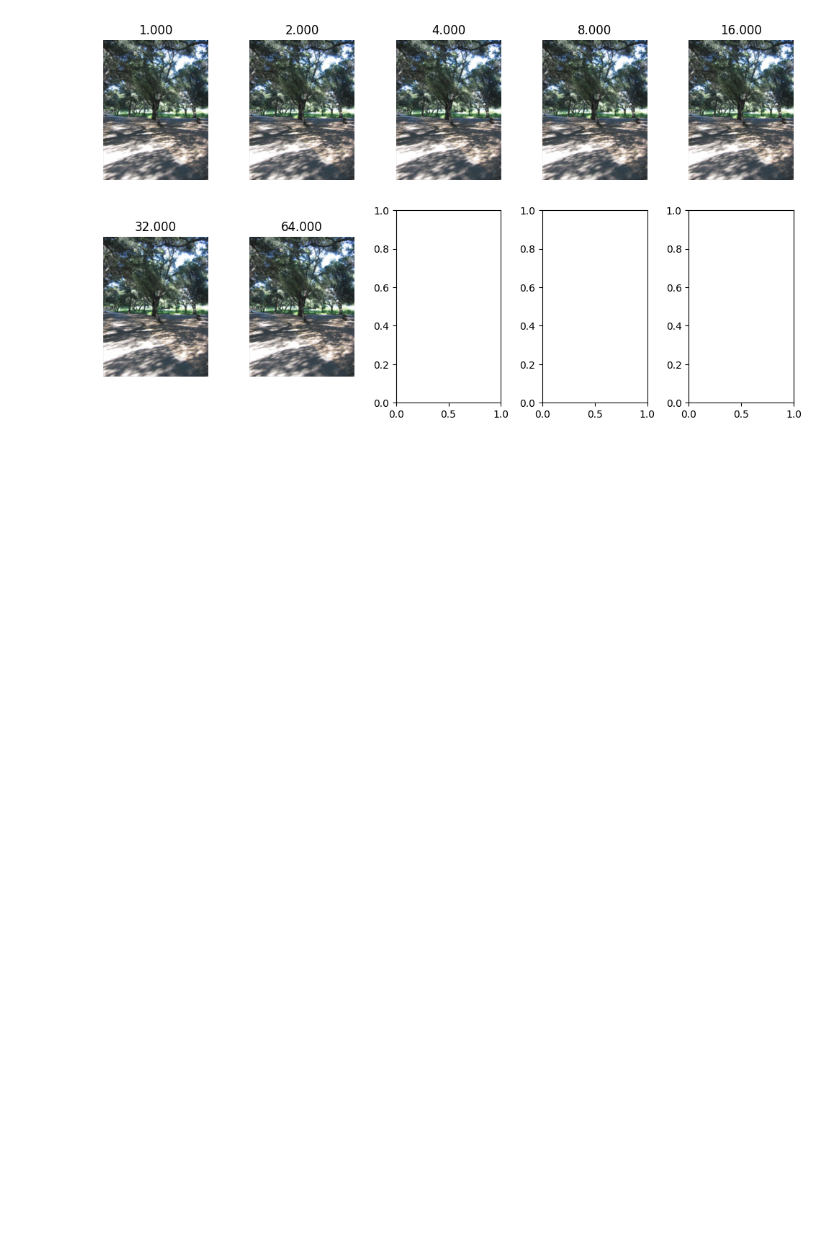
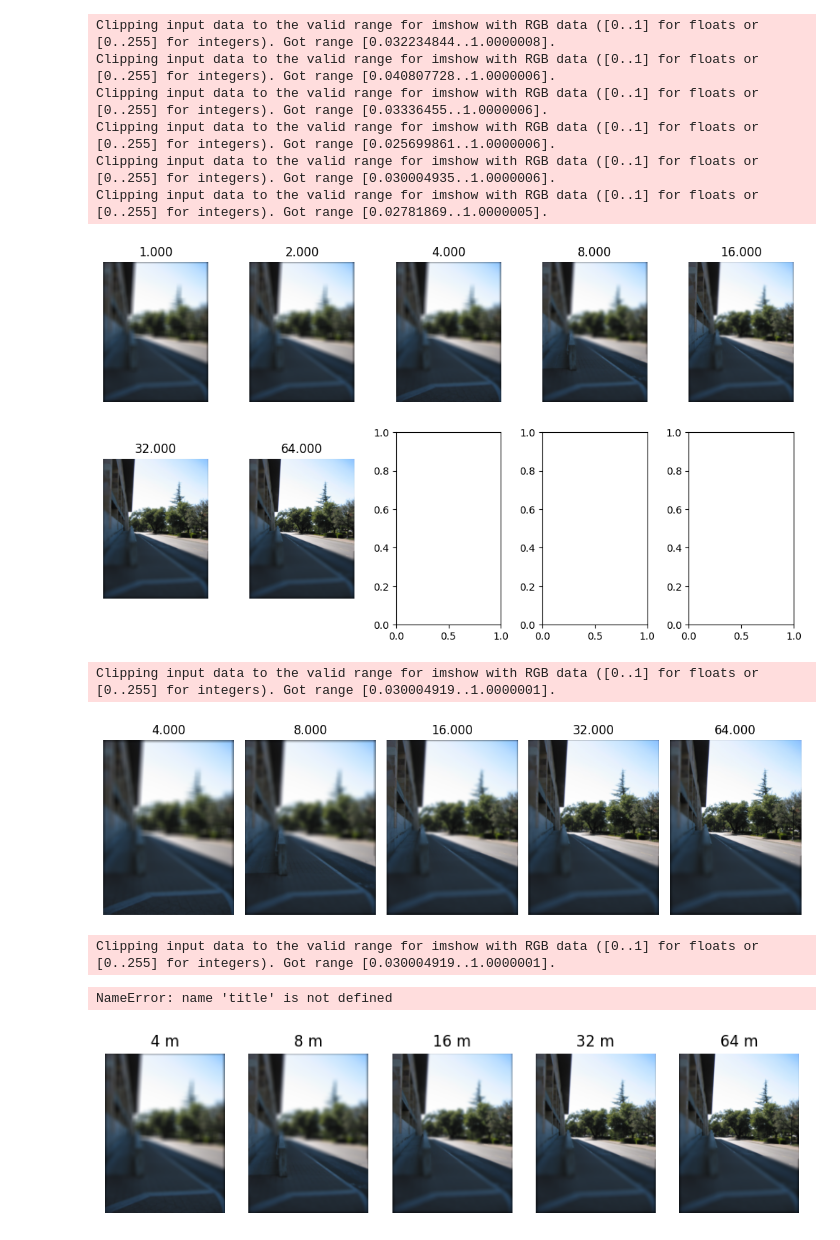
Before and after one commit to hollyjackson/dfd, a Jupyter notebook: dfd-Make3D.ipynb, the cells around one changed output. Drawn from its saved outputs; the diff is of its cells as text; code cells hidden in the pictures; blank space fills up the shorter version.

```diff
--- a/dfd-Make3D.ipynb
+++ b/dfd-Make3D.ipynb
@@ -17,7 +17,7 @@ import torch
 globals.init_Make3D()
 
 IMAGE_RANGE = 255.
-gt_aif, gt_dpt = utils.load_single_sample_Make3D(img_name = "img-math7-p-282t0.jpg", data_dir = "/data/holly_jackson/")
+gt_aif, gt_dpt = utils.load_single_sample_Make3D(img_name='img-060705-17.10.14-p-018t000.jpg', data_dir = "/data/holly_jackson/")
 gt_aif = gt_aif * IMAGE_RANGE
 
 
@@ -39,6 +39,9 @@ print('adaptive kernel size set to',max_kernel_size)
 utils.update_max_kernel_size(max_kernel_size)
 
 globals.thresh = 0.5
+globals.ps *= 0.01
+print(globals.ps)
+# globals.Df = np.array([0.5, 1, 2, 4, 8, 16, 24, 32, 48, 64, 72], dtype=np.float32)
 # %% [output]
 Df: [ 1.  2.  4.  8. 16. 32. 64.]
 Camera: Canon Canon PowerShot S40
@@ -56,11 +57,52 @@ adaptive kernel size set to 17
 # %%
 # forward model (torch)
 # FORWARD_KERNEL_TYPE = 'gaussian'
-defocus_stack = forward_model.forward(gt_dpt_resized, gt_aif)
+# defocus_stack = forward_model.forward(gt_dpt_resized, gt_aif)
 # defocus_stack_torch = forward_model.forward_torch(gt_dpt, gt_aif, kernel=FORWARD_KERNEL_TYPE)#.float() / 255.0)
 utils.plot_single_stack(defocus_stack / IMAGE_RANGE, globals.Df)
+
+utils.plot_single_stack(defocus_stack[2:] / IMAGE_RANGE, globals.Df[2:])
+
+import math
+recon = defocus_stack[2:] / IMAGE_RANGE
+setting = globals.Df[2:]
+recon_max = None
+
+num_images = len(recon)
+cols = 5
+rows = math.ceil(len(recon) / cols)
+
+fig, axes = plt.subplots(rows, cols, figsize=(cols * 2, rows * 3))
+if rows == 1:
+    axes = np.array([axes])  # make it a list for consistency
+axes = axes.flatten()
+
+for i in range(num_images):
+    if recon_max is None:
+        recon_max = recon[i].max()
+    axes[i].imshow(recon[i] / recon_max)
+    axes[i].axis('off')
+    axes[i].set_title(f"{setting[i]:.0f} m")
+
+if title:
+    fig.suptitle(title)
+
+plt.tight_layout()
+plt.savefig("focal_stack_example.png", dpi=800, bbox_inches="tight", pad_inches=0)
+plt.show()
 # %% [output]
+Clipping input data to the valid range for imshow with RGB data ([0..1] for floats or [0..255] for integers). Got range [0.032234844..1.0000008].
+Clipping input data to the valid range for imshow with RGB data ([0..1] for floats or [0..255] for integers). Got range [0.040807728..1.0000006].
+Clipping input data to the valid range for imshow with RGB data ([0..1] for floats or [0..255] for integers). Got range [0.03336455..1.0000006].
+Clipping input data to the valid range for imshow with RGB data ([0..1] for floats or [0..255] for integers). Got range [0.025699861..1.0000006].
+Clipping input data to the valid range for imshow with RGB data ([0..1] for floats or [0..255] for integers). Got range [0.030004935..1.0000006].
+Clipping input data to the valid range for imshow with RGB data ([0..1] for floats or [0..255] for integers). Got range [0.02781869..1.0000005].
-[figure, old version]
+[figure, new version]
+Clipping input data to the valid range for imshow with RGB data ([0..1] for floats or [0..255] for integers). Got range [0.030004919..1.0000001].
+[figure, added]
+Clipping input data to the valid range for imshow with RGB data ([0..1] for floats or [0..255] for integers). Got range [0.030004919..1.0000001].
+NameError: name 'title' is not defined
+[figure, added]
 # %%
 # AIF initialization
 
```
Also changed, not shown: parts of 9 cells of this notebook, 19 other files.
